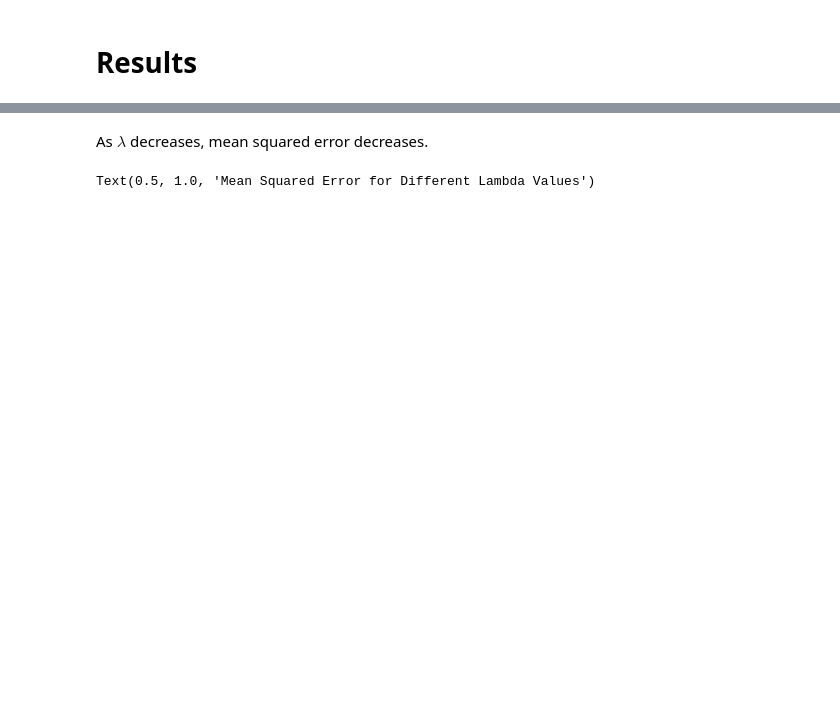
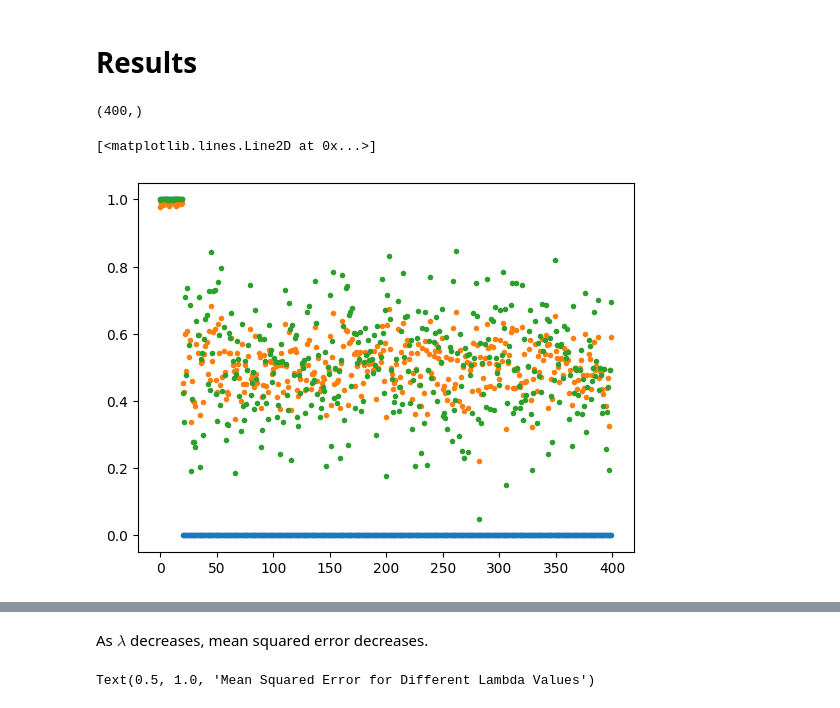
Before and after one commit to Grace0124/numpyro, a Jupyter notebook: concrete_dist.ipynb, the cells around one changed output, grey strips where cells are left out. Cells and saved outputs as stored; diff of their text form; code cells hidden in the pictures; blank space fills up the shorter version.

```diff
--- a/concrete_dist.ipynb
+++ b/concrete_dist.ipynb
@@ -169,5 +198,24 @@ for mcmc in all_mcmc_runs:
 # %% [markdown]
 <h1> Results </h1>
+# %%
+mean_gammas[2].shape
+# %% [output]
+(400,)
+# %%
+# fig, ax = plt.subplots(1, 2, figsize=(12, 5), layout="tight")
+
+true_gamma = np.zeros(n)
+true_gamma[:p_star] = 1
+
+plt.plot(range(D), true_gamma, '.')
+plt.plot(range(D), mean_gammas[2], '.')
+plt.plot(range(D), mean_gammas[1/100], '.')
+
+# for lam in [2, 1/100]:
+#     ax.scatter(range(D), mean_gammas[lam], s=10, alpha = 0.5)
+# %% [output]
+[<matplotlib.lines.Line2D at 0x...>]
+[figure, added]
 # %%
 fig, (ax1, ax2) = plt.subplots(1, 2, figsize=(12, 5), layout="tight")
 for ax in [ax1, ax2]:
```
Also changed, not shown: parts of 8 cells of this notebook.
